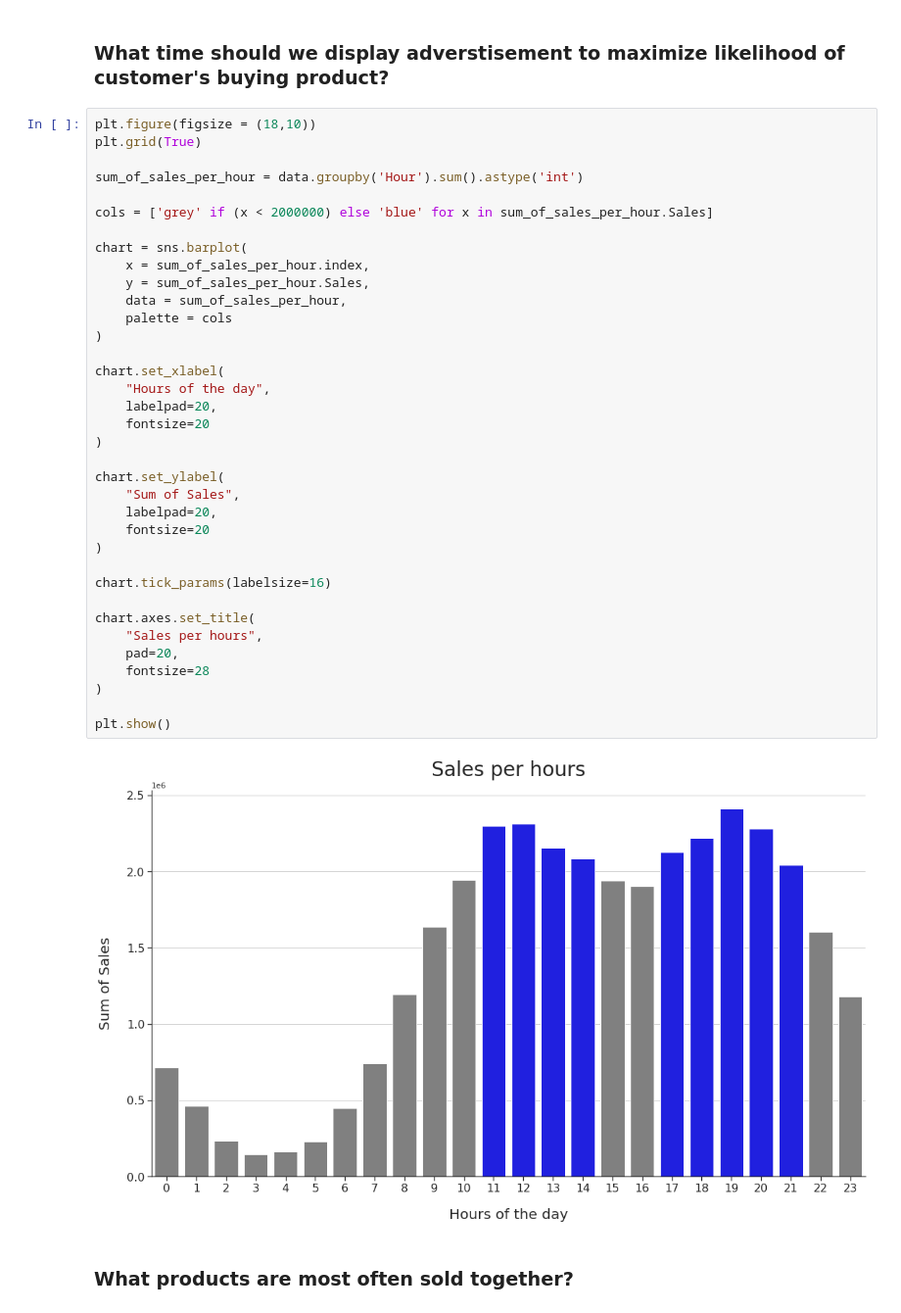
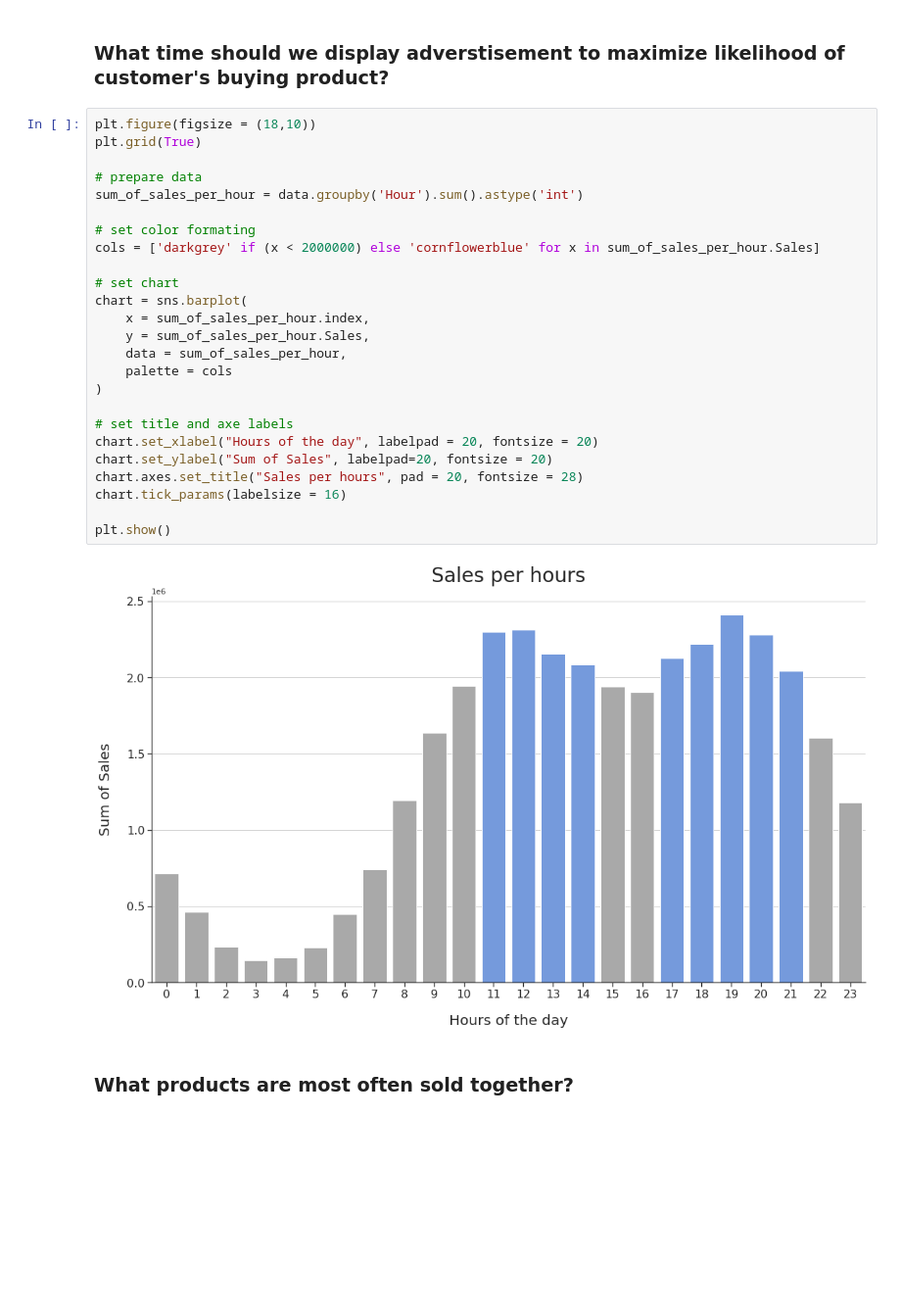
Before and after one commit to daillet/SalesProductAnalysis, a Jupyter notebook: SalesProductAnalysis.ipynb, the cells around one changed output. Shown: that part at 98% size. Cells and saved outputs as stored; diff of their text form; blank space fills up the shorter version.

```diff
--- a/SalesProductAnalysis.ipynb
+++ b/SalesProductAnalysis.ipynb
@@ -277,41 +257,30 @@ plt.show()
 # %%
 plt.figure(figsize = (18,10))
 plt.grid(True)
 
+# prepare data
 sum_of_sales_per_hour = data.groupby('Hour').sum().astype('int')
 
-cols = ['grey' if (x < 2000000) else 'blue' for x in sum_of_sales_per_hour.Sales]
+# set color formating
+cols = ['darkgrey' if (x < 2000000) else 'cornflowerblue' for x in sum_of_sales_per_hour.Sales]
 
+# set chart
 chart = sns.barplot(
     x = sum_of_sales_per_hour.index,
     y = sum_of_sales_per_hour.Sales,
     data = sum_of_sales_per_hour,
     palette = cols
 )
 
-chart.set_xlabel(
-    "Hours of the day",
-    labelpad=20,
-    fontsize=20
-)
-
-chart.set_ylabel(
-    "Sum of Sales",
-    labelpad=20,
-    fontsize=20
-)
-
-chart.tick_params(labelsize=16)
-
-chart.axes.set_title(
-    "Sales per hours",
-    pad=20,
-    fontsize=28
-)
+# set title and axe labels
+chart.set_xlabel("Hours of the day", labelpad = 20, fontsize = 20)
+chart.set_ylabel("Sum of Sales", labelpad=20, fontsize = 20)
+chart.axes.set_title("Sales per hours", pad = 20, fontsize = 28)
+chart.tick_params(labelsize = 16)
 
 plt.show()
 # %% [output]
-[figure, old version]
+[figure, new version]
 # %% [markdown]
 ### What products are most often sold together?
 # %%
```
Also changed, not shown: parts of 5 cells of this notebook, 1 other file.
